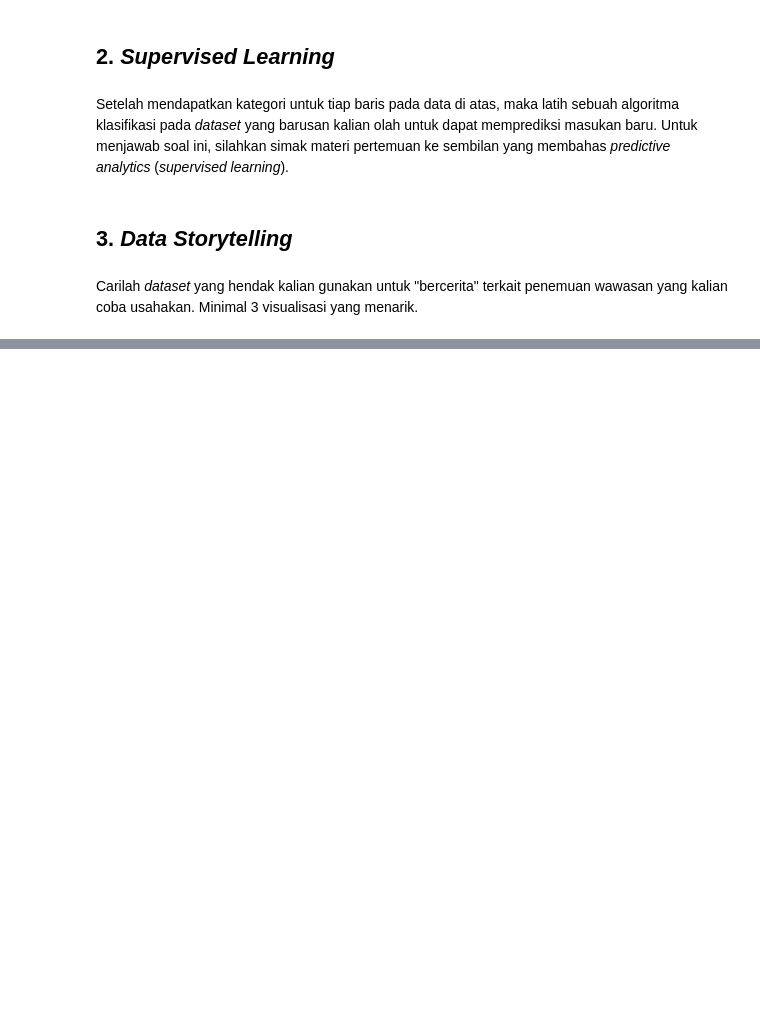
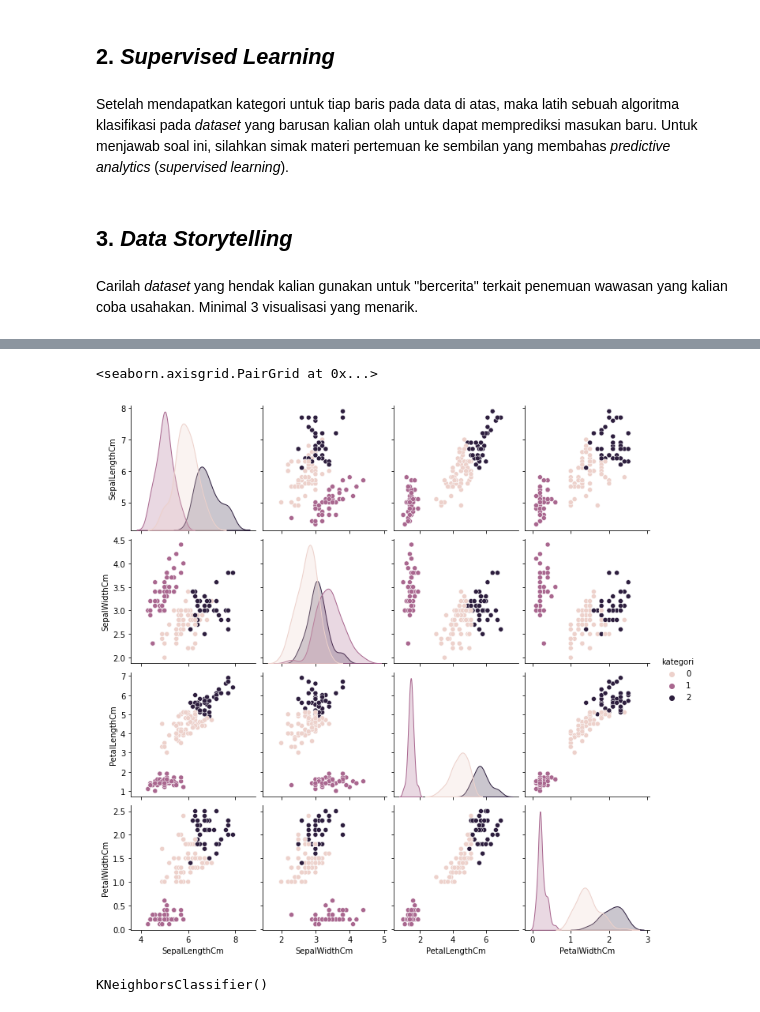
Before and after one commit to Rakhid16/dsc-utm-2020, a Jupyter notebook: Pertemuan 12 - Projek 3/Soal.ipynb, the cells around one changed output, grey strips where cells are left out. Drawn from its saved outputs; the diff is of its cells as text; code cells hidden in the pictures; blank space fills up the shorter version.

```diff
--- a/Pertemuan 12 - Projek 3/Soal.ipynb
+++ b/Pertemuan 12 - Projek 3/Soal.ipynb
@@ -38,0 +41,3 @@ Carilah <i>dataset</i> yang hendak kalian gunakan untuk "bercerita" terkait pene
+# %%
+data = read_csv("contoh.csv", index_col="Id")
+data
@@ -38,0 +59,6 @@ Carilah <i>dataset</i> yang hendak kalian gunakan untuk "bercerita" terkait pene
+# %%
+from sklearn.cluster import KMeans
+
+kmean = KMeans(n_clusters = 3)
+# %%
+data['kategori'] = kmean.fit_predict(data)
@@ -38,0 +84,5 @@ Carilah <i>dataset</i> yang hendak kalian gunakan untuk "bercerita" terkait pene
+# %%
+pairplot(data, hue = 'kategori')
+# %% [output]
+<seaborn.axisgrid.PairGrid at 0x...>
+[figure, added]
@@ -38,0 +99,4 @@ Carilah <i>dataset</i> yang hendak kalian gunakan untuk "bercerita" terkait pene
+# %%
+knn.fit(x_train, y_train)
+# %% [output]
+KNeighborsClassifier()
```
Also changed, not shown: parts of 9 cells of this notebook, 13 other files.
